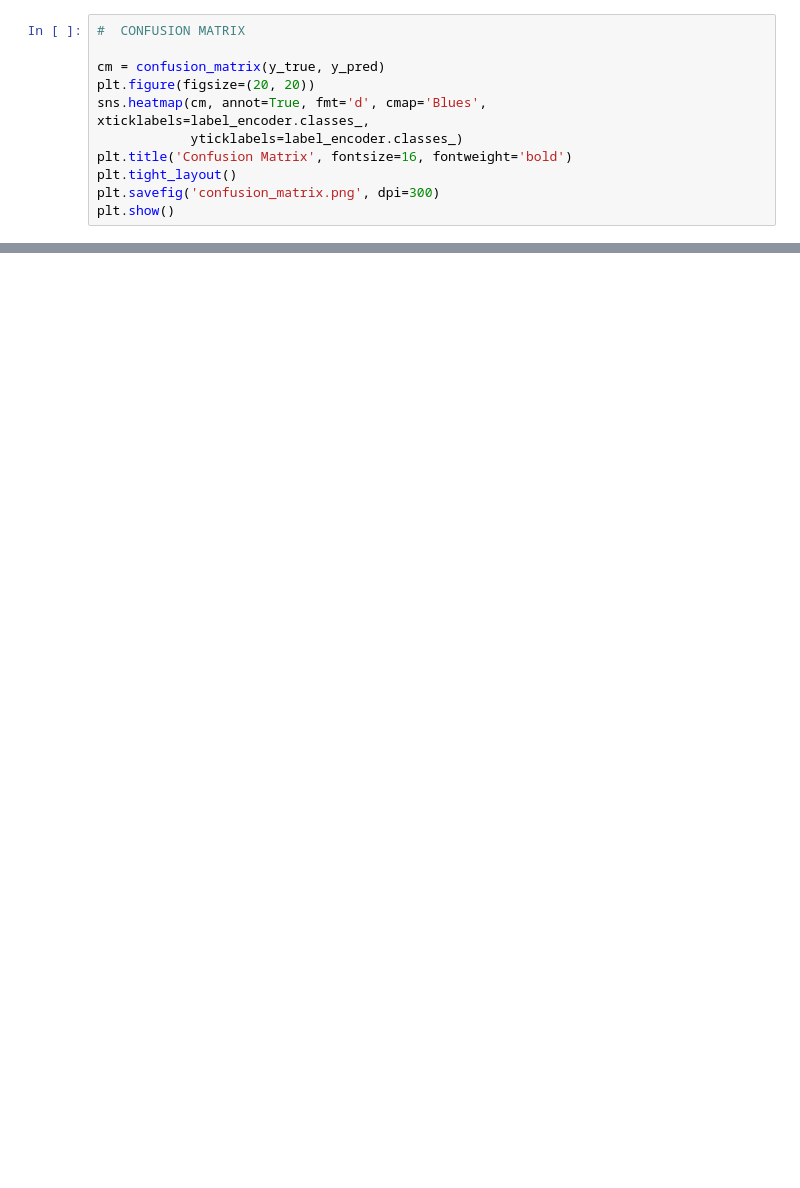
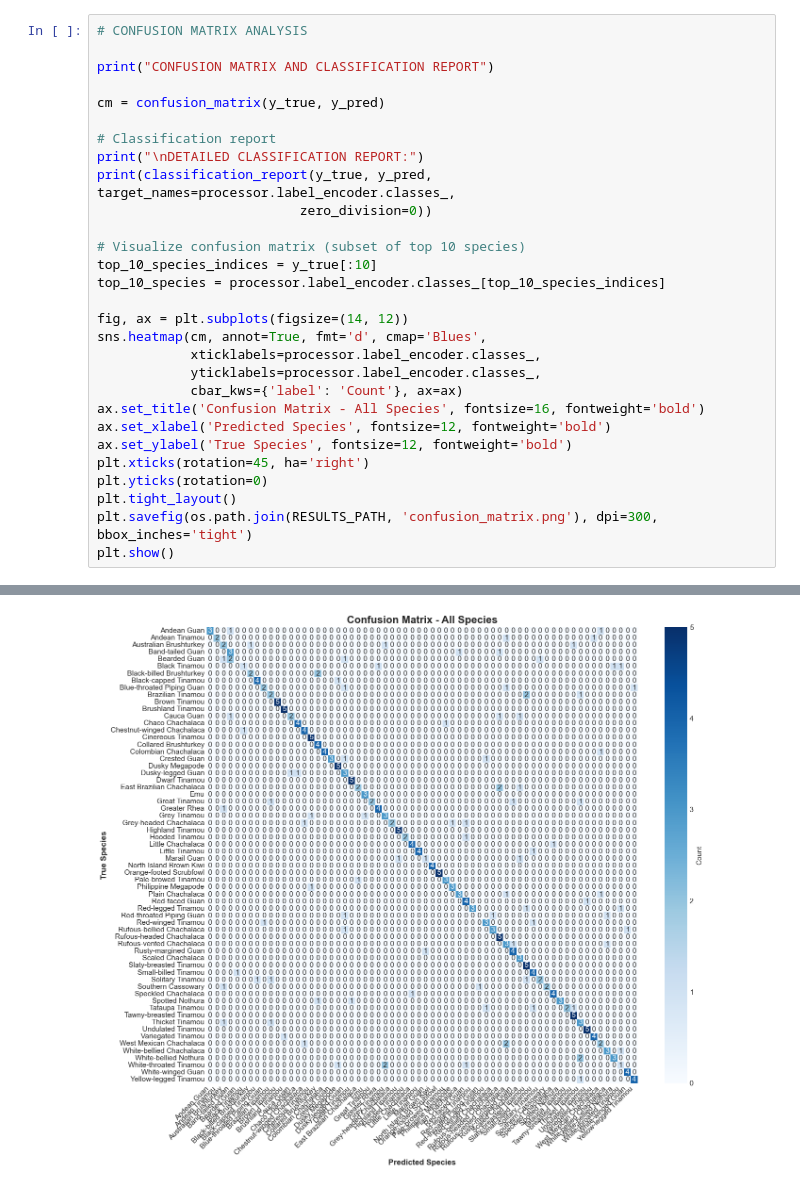
Before and after one commit to carine-ahishakiye/assignment---MLOP, a Jupyter notebook: audio_processing_fe_bird_sounds/notebook/Audio_processing.ipynb, the cells around one changed output, grey strips where cells are left out. Saved outputs shown, nothing was run; the diff lists cells and outputs as text; blank space fills up the shorter version.

```diff
--- a/audio_processing_fe_bird_sounds/notebook/Audio_processing.ipynb
+++ b/audio_processing_fe_bird_sounds/notebook/Audio_processing.ipynb
@@ -360,11 +1085,30 @@ print(classification_report(y_true, y_pred, target_names=label_encoder.classes_,
 # %%
-#  CONFUSION MATRIX
+# CONFUSION MATRIX ANALYSIS
+
+print("CONFUSION MATRIX AND CLASSIFICATION REPORT")
 
 cm = confusion_matrix(y_true, y_pred)
-plt.figure(figsize=(20, 20))
-sns.heatmap(cm, annot=True, fmt='d', cmap='Blues', xticklabels=label_encoder.classes_,
-            yticklabels=label_encoder.classes_)
-plt.title('Confusion Matrix', fontsize=16, fontweight='bold')
+
+# Classification report
+print("\nDETAILED CLASSIFICATION REPORT:")
+print(classification_report(y_true, y_pred, target_names=processor.label_encoder.classes_,
+                          zero_division=0))
+
+# Visualize confusion matrix (subset of top 10 species)
+top_10_species_indices = y_true[:10]
+top_10_species = processor.label_encoder.classes_[top_10_species_indices]
+
+fig, ax = plt.subplots(figsize=(14, 12))
+sns.heatmap(cm, annot=True, fmt='d', cmap='Blues',
+            xticklabels=processor.label_encoder.classes_,
+            yticklabels=processor.label_encoder.classes_,
+            cbar_kws={'label': 'Count'}, ax=ax)
+ax.set_title('Confusion Matrix - All Species', fontsize=16, fontweight='bold')
+ax.set_xlabel('Predicted Species', fontsize=12, fontweight='bold')
+ax.set_ylabel('True Species', fontsize=12, fontweight='bold')
+plt.xticks(rotation=45, ha='right')
+plt.yticks(rotation=0)
 plt.tight_layout()
-plt.savefig('confusion_matrix.png', dpi=300)
+plt.savefig(os.path.join(RESULTS_PATH, 'confusion_matrix.png'), dpi=300, bbox_inches='tight')
 plt.show()
+# %% [output]
@@ -370,0 +1132 @@ plt.show()
+[figure, added]
```
Also changed, not shown: parts of 22 cells of this notebook, 15 other files.
